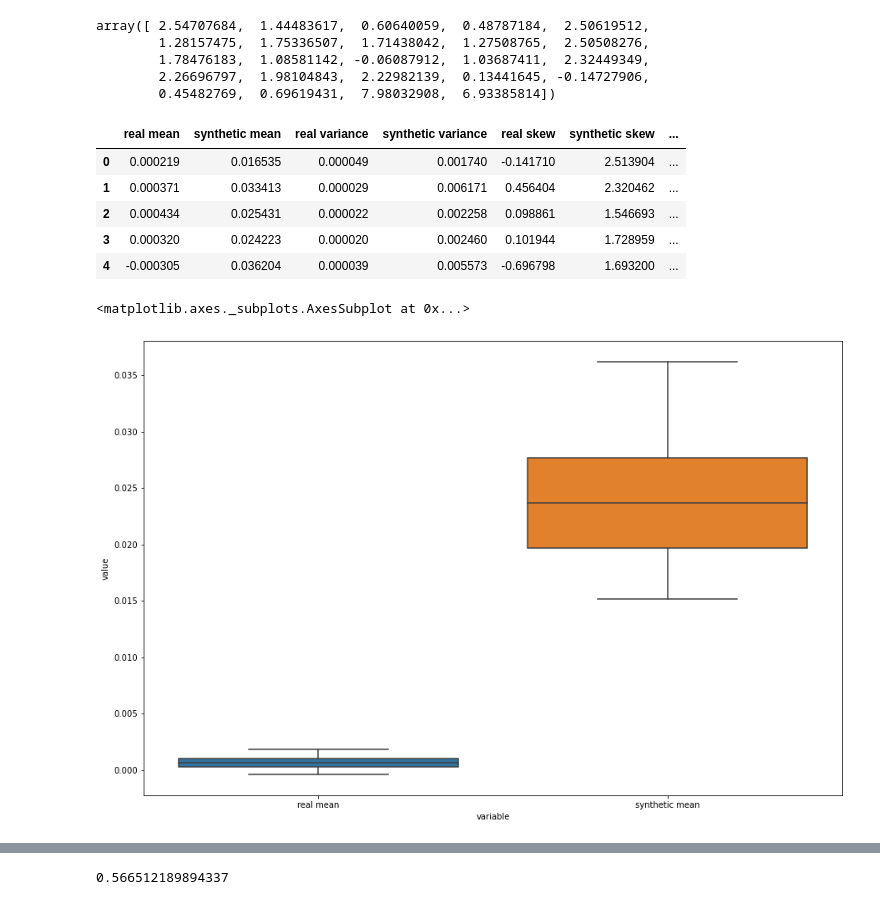
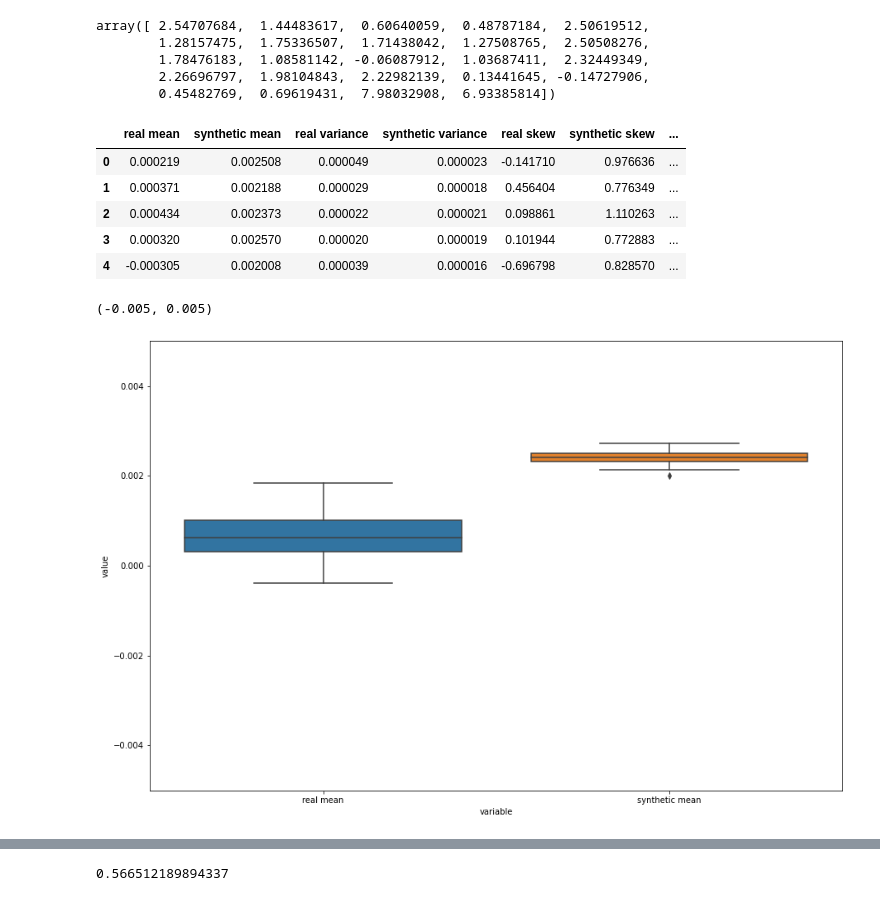
Before and after one commit to nab-126/gan_returns_simulation, a Jupyter notebook: main.ipynb, the cells around one changed output, grey strips where cells are left out. Drawn from its saved outputs; the diff is of its cells as text; code cells hidden in the pictures.

Commit message:
fixed model

```diff
--- a/main.ipynb
+++ b/main.ipynb
@@ -103,5 +103,3 @@ class Returns(Dataset):
             dataset.append(sample)
 
         return np.array(dataset)
-# %%
-dataset = Returns(data[['returns']], 200)
@@ -157,3 +105,0 @@ class Sines(Dataset):
-# %%
-dataset = Sines(frequency_range=[0, 2 * pi], amplitude_range=[0, 2 * pi], seed=42, n_series=200)
-# dataloader = DataLoader(dataset, batch_size=args.batches)
@@ -416,7 +351,7 @@ class Trainer:
         # Calculate loss and optimize
         d_generated = self.c(generated_data)
         g_loss = - d_generated.mean()
-        if (g_loss < self.best_g_loss and g_loss > 0):
+        if (abs(g_loss) <= abs(self.best_g_loss)):
             self.best_g_loss = g_loss
             self.best_g = self.g
             torch.save(self.g, self.model_save_path+'/generator.pt')
@@ -536,7 +471,7 @@ if __name__ == '__main__':
 
 
 #     args = parser.parse_args()
-    n_epochs = 3000
+    n_epochs = 6000
     batch_size = 200
 
     # Instantiate Generator and Critic + initialize weights
@@ -715,8 +707,8 @@ array([ 2.54707684,  1.44483617,  0.60640059,  0.48787184,  2.50619512,
         0.45482769,  0.69619431,  7.98032908,  6.93385814])
 # %%
 # for sample in trainer.sample((24,50)):
-for sample in model(Variable(torch.randn(len(mean_real_dataset),50))):
-# for sample in trainer.best_g(Variable(torch.randn(24,50))):
+# for sample in model(Variable(torch.randn(len(mean_real_dataset),50))):
+for sample in trainer.g(Variable(torch.randn(len(mean_real_dataset),50))):
     sample = sample.detach().numpy()
     mean_synthetic_dataset = np.append(mean_synthetic_dataset, np.mean(sample))
     var_synthetic_dataset = np.append(var_synthetic_dataset, np.var(sample))
@@ -735,17 +727,18 @@ simulated_data['synthetic kurtosis'] = kurtosis_synthetic_dataset
 simulated_data.head()
 # %% [output]
 |  | real mean | synthetic mean | real variance | synthetic variance | real skew | synthetic skew | ... |
-| 0 | 0.000219 | 0.016535 | 0.000049 | 0.001740 | -0.141710 | 2.513904 | ... |
-| 1 | 0.000371 | 0.033413 | 0.000029 | 0.006171 | 0.456404 | 2.320462 | ... |
-| 2 | 0.000434 | 0.025431 | 0.000022 | 0.002258 | 0.098861 | 1.546693 | ... |
-| 3 | 0.000320 | 0.024223 | 0.000020 | 0.002460 | 0.101944 | 1.728959 | ... |
-| 4 | -0.000305 | 0.036204 | 0.000039 | 0.005573 | -0.696798 | 1.693200 | ... |
+| 0 | 0.000219 | 0.002508 | 0.000049 | 0.000023 | -0.141710 | 0.976636 | ... |
+| 1 | 0.000371 | 0.002188 | 0.000029 | 0.000018 | 0.456404 | 0.776349 | ... |
+| 2 | 0.000434 | 0.002373 | 0.000022 | 0.000021 | 0.098861 | 1.110263 | ... |
+| 3 | 0.000320 | 0.002570 | 0.000020 | 0.000019 | 0.101944 | 0.772883 | ... |
+| 4 | -0.000305 | 0.002008 | 0.000039 | 0.000016 | -0.696798 | 0.828570 | ... |
 # %%
 plt.figure (figsize=(15,10))
 sns.boxplot(x="variable", y="value", data=pd.melt(simulated_data[['real mean', 'synthetic mean']]))
+plt.ylim((-0.005,0.005))
 # %% [output]
-<matplotlib.axes._subplots.AxesSubplot at 0x...>
+(-0.005, 0.005)
-[figure, old version]
+[figure, new version]
 # %%
 plt.figure (figsize=(15,10))
 sns.boxplot(x="variable", y="value", data=pd.melt(simulated_data[['real variance', 'synthetic variance']]))
```
Also changed, not shown: parts of 18 cells of this notebook.
